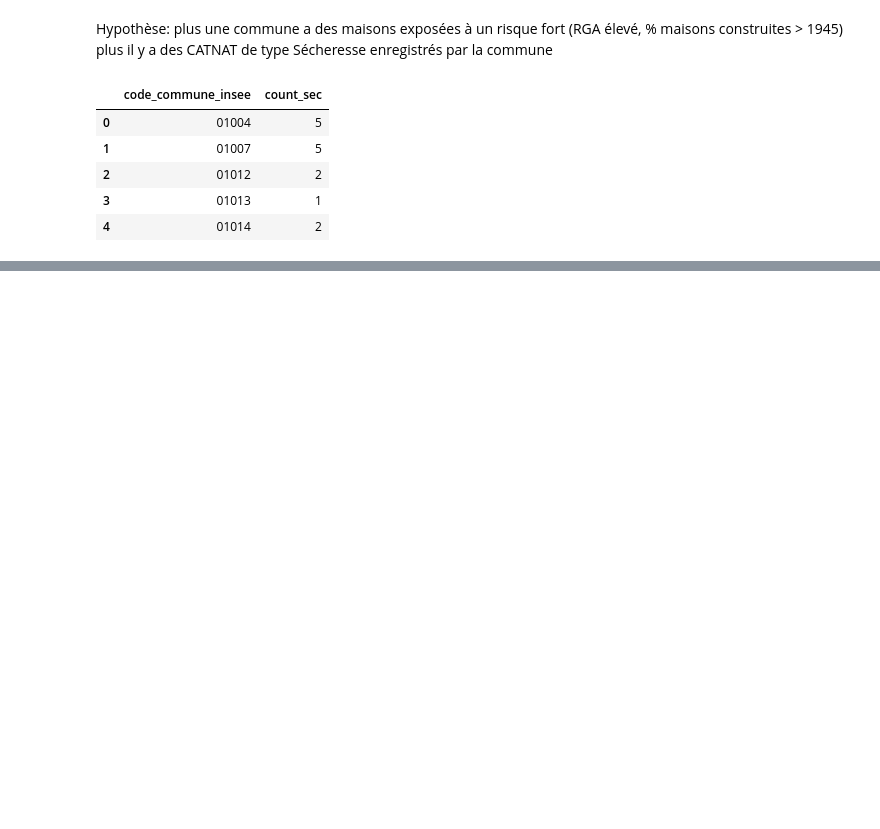
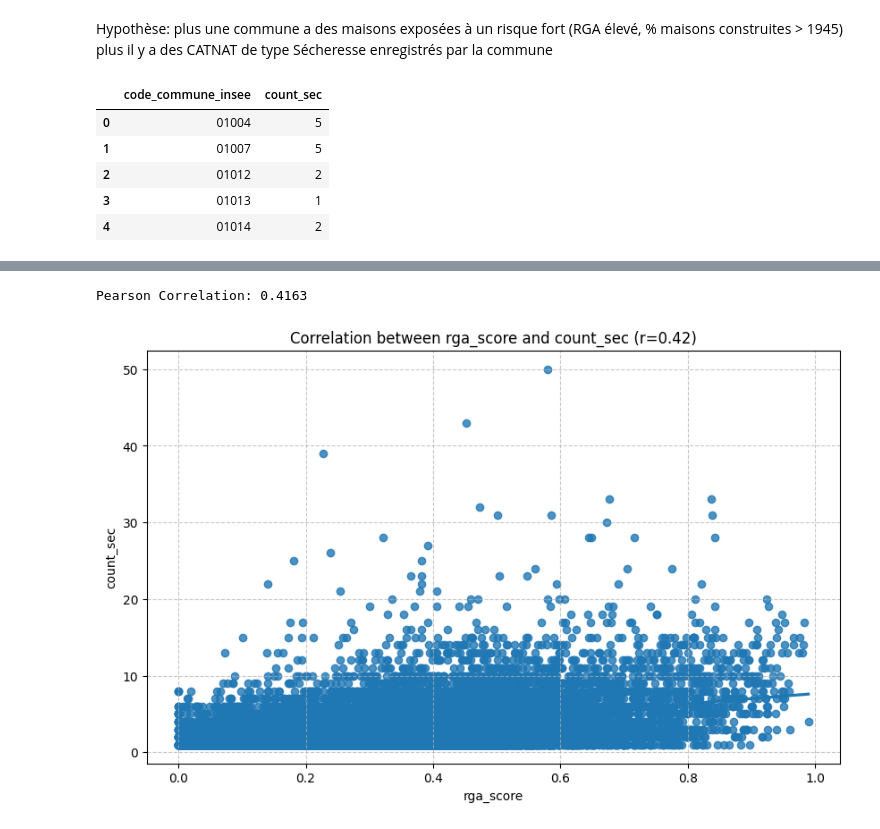
Before and after one commit to dataforgoodfr/14_PrixChangementClimatique, a Jupyter notebook: data/exploration/eda_jacques.ipynb, the cells around one changed output, grey strips where cells are left out. Saved outputs shown, nothing was run; the diff lists cells and outputs as text; code cells hidden in the pictures; blank space fills up the shorter version.

```diff
--- a/data/exploration/eda_jacques.ipynb
+++ b/data/exploration/eda_jacques.ipynb
@@ -498,0 +495,3 @@ df_scored =
+# %%
+df_corr = df_scored.merge(sec_agg, on="code_commune_insee")
+df_corr.head()
@@ -498,0 +517,17 @@ df_scored =
+# %%
+import seaborn as sns
+import matplotlib.pyplot as plt
+
+# df_corr = df_corr[df_corr.nb_maisons in range(100,3000)]
+
+correlation = df_corr['rga_score'].corr(df_corr['count_sec'])
+print(f"Pearson Correlation: {correlation:.4f}")
+
+plt.figure(figsize=(10, 6))
+sns.regplot(data=df_corr, x='rga_score', y='count_sec')
+plt.title(f'Correlation between rga_score and count_sec (r={correlation:.2f})')
+plt.grid(True, linestyle='--', alpha=0.7)
+plt.show()
+# %% [output]
+Pearson Correlation: 0.4163
+[figure, added]
```
Also changed, not shown: parts of 16 cells of this notebook, 12 other files.
